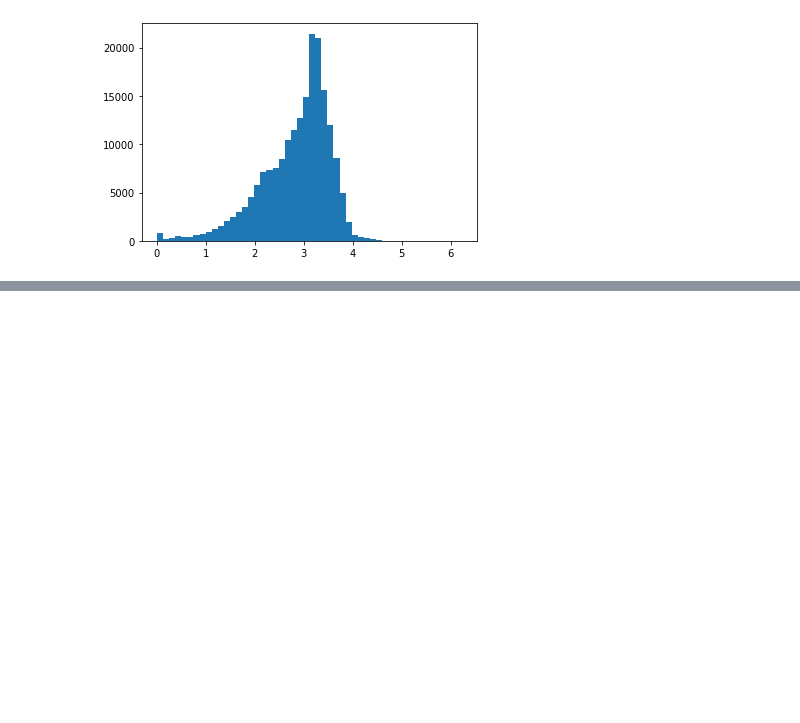
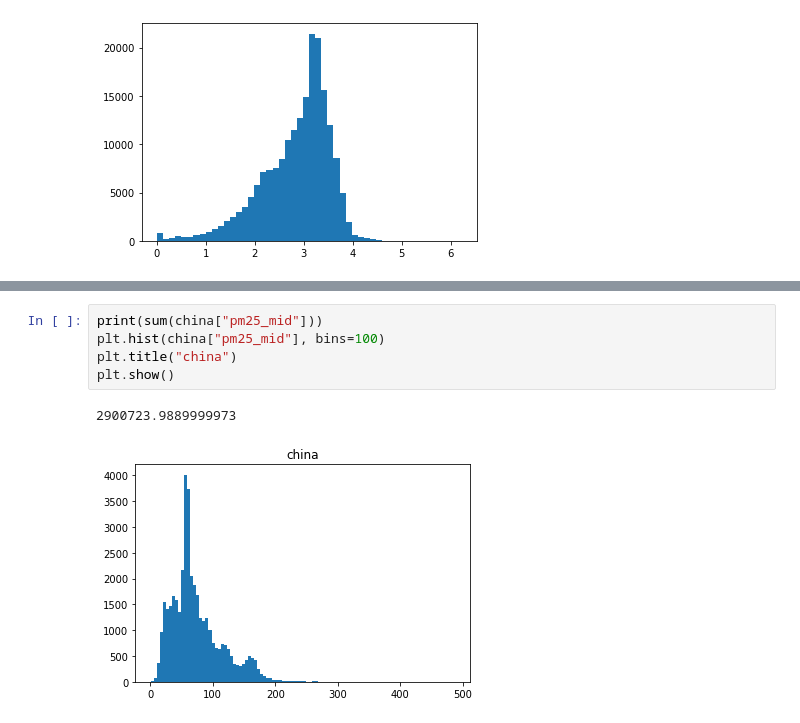
Before and after one commit to yu8867/Sony, a Jupyter notebook: src/analyze.ipynb, the cells around one changed output, grey strips where cells are left out. Cells and saved outputs as stored; diff of their text form; blank space fills up the shorter version.

```diff
--- a/src/analyze.ipynb
+++ b/src/analyze.ipynb
@@ -112,0 +183,8 @@ plt.show()
+# %%
+print(sum(china["pm25_mid"]))
+plt.hist(china["pm25_mid"], bins=100)
+plt.title("china")
+plt.show()
+# %% [output]
+2900723.9889999973
+[figure, added]
```
Also changed, not shown: parts of 7 cells of this notebook, 53 other files.
